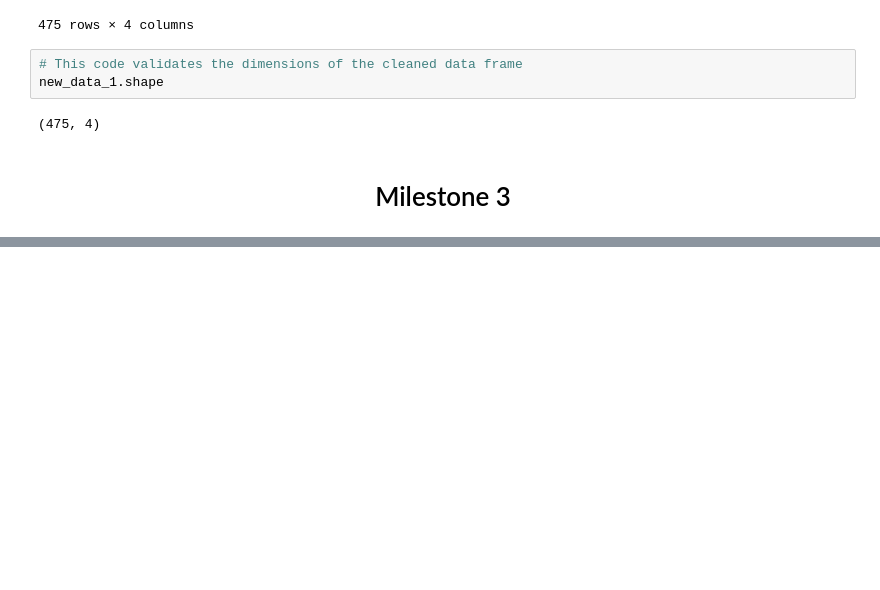
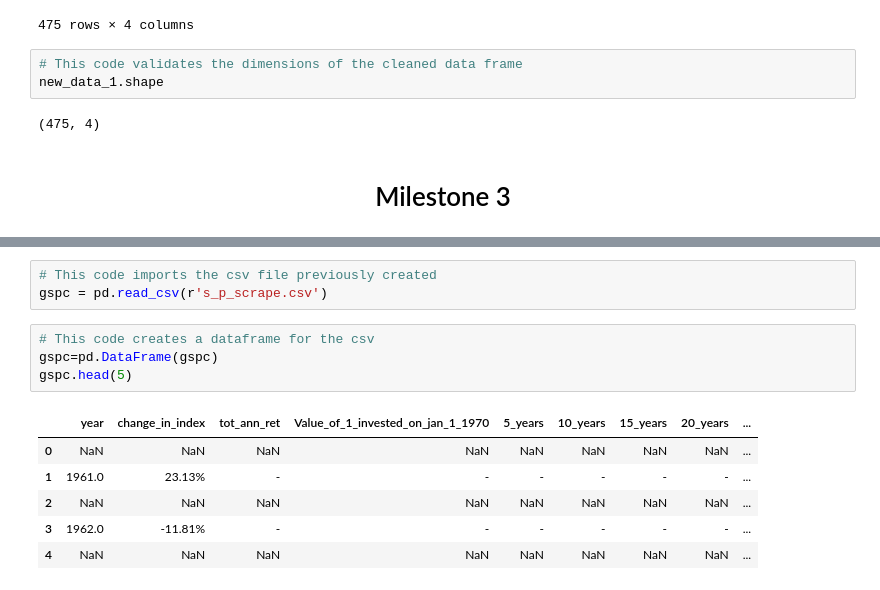
Before and after one commit to MWPerrineJr/data_prep_final, a Jupyter notebook: Final Project.ipynb, the cells around one changed output, grey strips where cells are left out. Cells and saved outputs as stored; diff of their text form; blank space fills up the shorter version.

```diff
--- a/Final Project.ipynb
+++ b/Final Project.ipynb
@@ -316,0 +381,14 @@ for row in column_data:
+# %%
+# This code imports the csv file previously created
+gspc = pd.read_csv(r's_p_scrape.csv')
+# %%
+# This code creates a dataframe for the csv
+gspc=pd.DataFrame(gspc)
+gspc.head(5)
+# %% [output]
+|  | year | change_in_index | tot_ann_ret | Value_of_1_invested_on_jan_1_1970 | 5_years | 10_years | 15_years | 20_years | ... |
+| 0 | NaN | NaN | NaN | NaN | NaN | NaN | NaN | NaN | ... |
+| 1 | 1961.0 | 23.13% | - | - | - | - | - | - | ... |
+| 2 | NaN | NaN | NaN | NaN | NaN | NaN | NaN | NaN | ... |
+| 3 | 1962.0 | -11.81% | - | - | - | - | - | - | ... |
+| 4 | NaN | NaN | NaN | NaN | NaN | NaN | NaN | NaN | ... |
```
Also changed, not shown: parts of 34 cells of this notebook, 1 other file.
